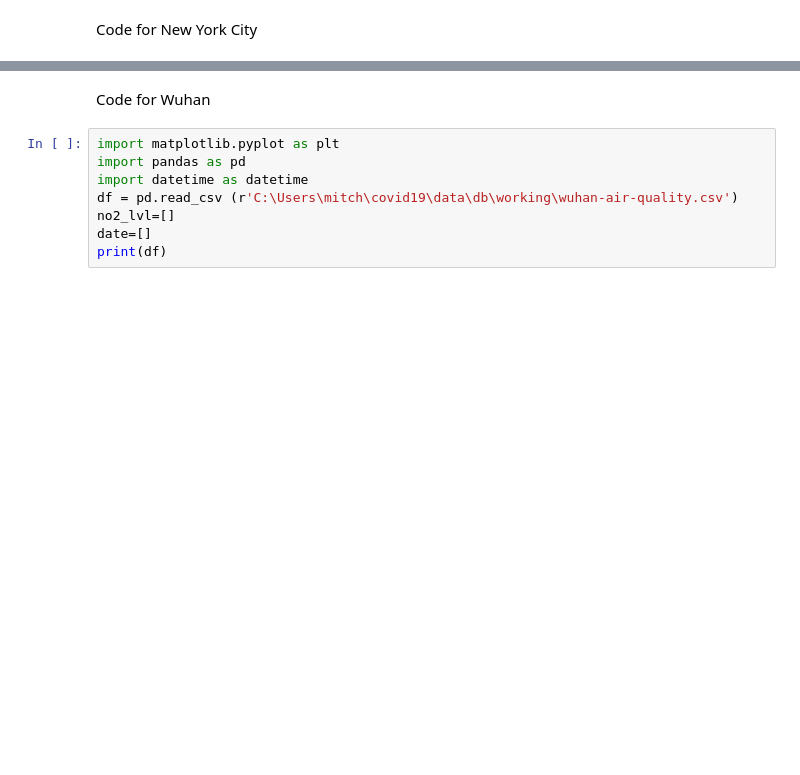
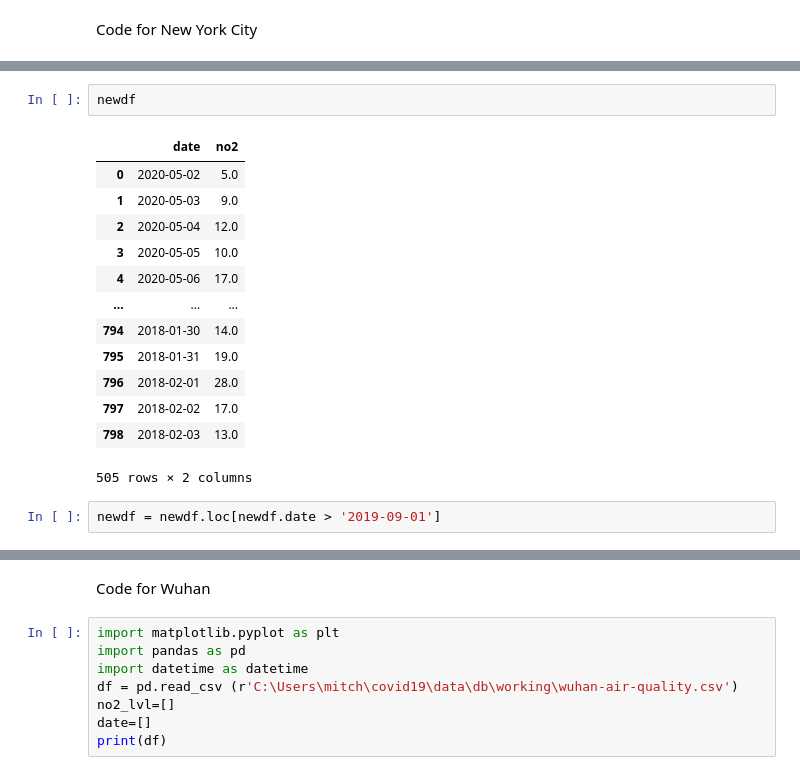
Before and after one commit to databridgevt/covid19, a Jupyter notebook: analysis/db/mitch/Air_Quality_Viz.ipynb, the cells around one changed output, grey strips where cells are left out. Cells and saved outputs as stored; diff of their text form; blank space fills up the shorter version.

```diff
--- a/analysis/db/mitch/Air_Quality_Viz.ipynb
+++ b/analysis/db/mitch/Air_Quality_Viz.ipynb
@@ -57,3 +53,21 @@ df_new['no2_new']= df_new['no2_new'].astype(int)
+# %%
+newdf
+# %% [output]
+|  | date | no2 |
+| 0 | 2020-05-02 | 5.0 |
+| 1 | 2020-05-03 | 9.0 |
+| 2 | 2020-05-04 | 12.0 |
+| 3 | 2020-05-05 | 10.0 |
+| 4 | 2020-05-06 | 17.0 |
+| ... | ... | ... |
+| 794 | 2018-01-30 | 14.0 |
+| 795 | 2018-01-31 | 19.0 |
+| 796 | 2018-02-01 | 28.0 |
+| 797 | 2018-02-02 | 17.0 |
+| 798 | 2018-02-03 | 13.0 |
+505 rows × 2 columns
+# %%
+newdf = newdf.loc[newdf.date > '2019-09-01']
 # %%
 #make visualization
 rolling_ave = 20
```
Also changed, not shown: parts of 8 cells of this notebook.
